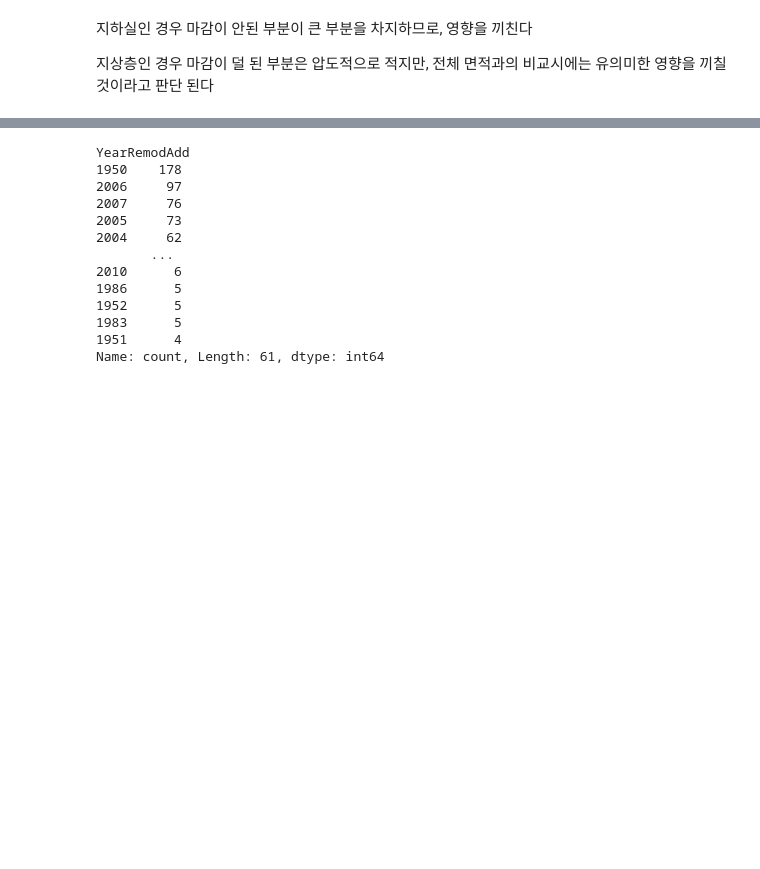
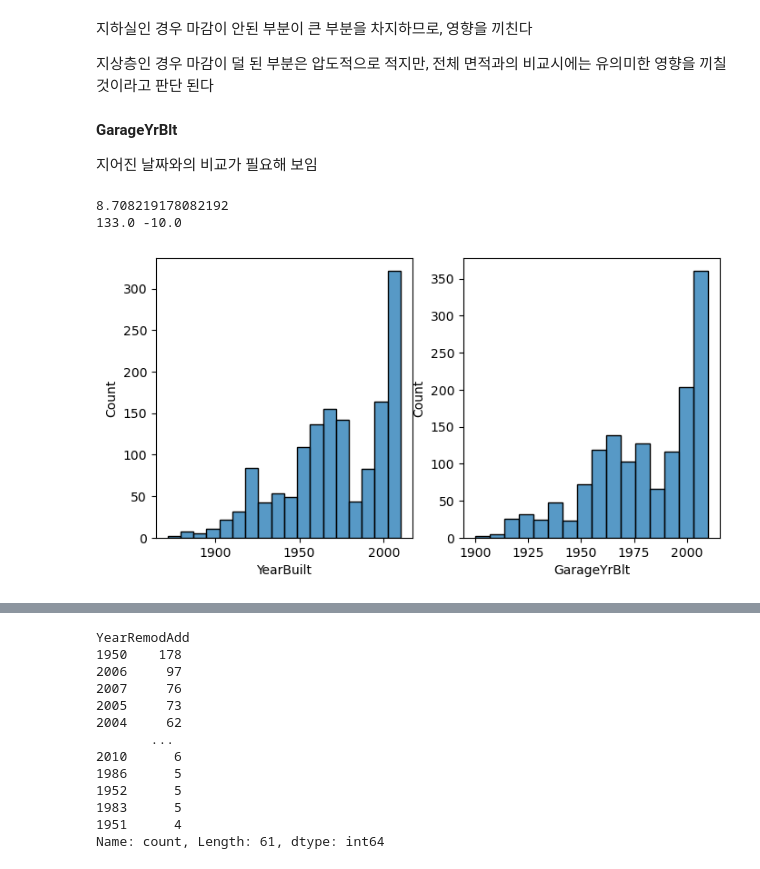
Before and after one commit to JeongHun01/Kaggle, a Jupyter notebook: House_prices/Data_Analysis.ipynb, the cells around one changed output, grey strips where cells are left out. Drawn from its saved outputs; the diff is of its cells as text; code cells hidden in the pictures; blank space fills up the shorter version.

```diff
--- a/House_prices/Data_Analysis.ipynb
+++ b/House_prices/Data_Analysis.ipynb
@@ -669,3 +679,27 @@ for ele in index:
 지하실인 경우 마감이 안된 부분이 큰 부분을 차지하므로, 영향을 끼친다
 
 지상층인 경우 마감이 덜 된 부분은 압도적으로 적지만, 전체 면적과의 비교시에는 유의미한 영향을 끼칠 것이라고 판단 된다
+# %% [markdown]
+**GarageYrBlt**
+
+지어진 날짜와의 비교가 필요해 보임
+# %%
+#Cheking gap between yearbuilt and garageblt
+
+gap_list = []
+for index in range(1460):
+    gap_list.append(train_df.loc[index, 'GarageYrBlt'] - train_df.loc[index, 'YearBuilt'])
+print(np.mean(gap_list))
+print(max(gap_list), min(gap_list))
+# %% [output]
+8.708219178082192
+133.0 -10.0
+# %%
+fig, ax = plt.subplots(nrows = 1, ncols = 2, figsize = (8,4))
+
+sns.histplot(x = train_df['YearBuilt'], ax = ax[0])
+sns.histplot(x = train_df['GarageYrBlt'], ax = ax[1])
+
+plt.show()
+# %% [output]
+[figure, added]
```
Also changed, not shown: parts of 11 cells of this notebook.
